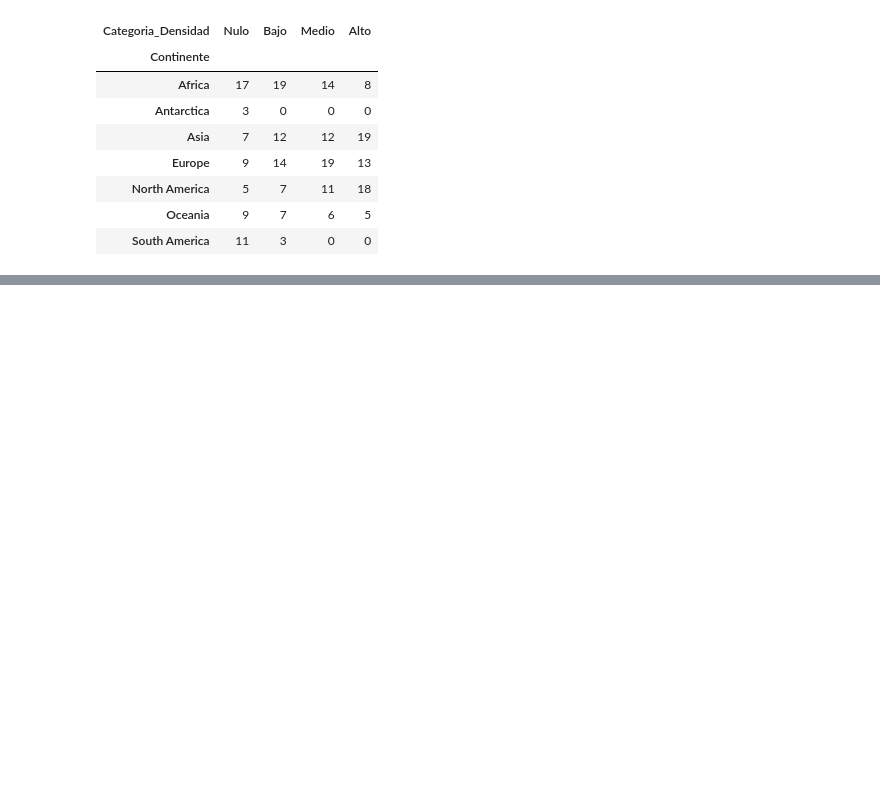
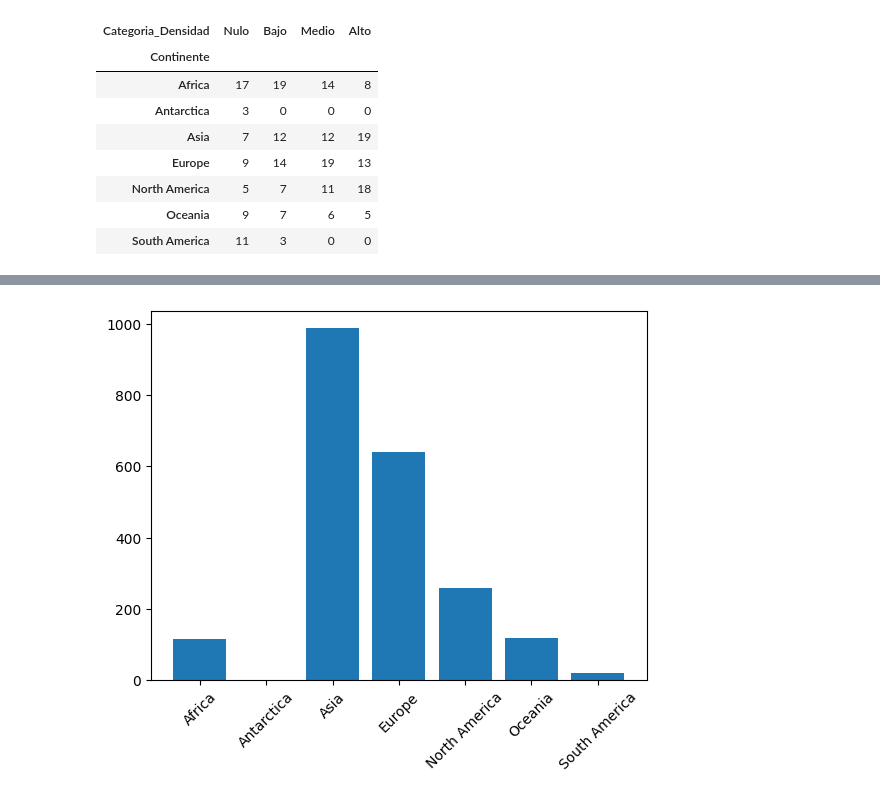
Before and after one commit to erickgnfi-dotcom/Analisis-Exploratorio-de-Datos-con-Pandas, a Jupyter notebook: ETL_restcountries_API.ipynb, the cells around one changed output, grey strips where cells are left out. Saved outputs shown, nothing was run; the diff lists cells and outputs as text; code cells hidden in the pictures; blank space fills up the shorter version.

```diff
--- a/ETL_restcountries_API.ipynb
+++ b/ETL_restcountries_API.ipynb
@@ -196,0 +180,7 @@ df_pais.pivot_table(index='Continente', columns='Categoria_Densidad', values='Pa
+# %%
+plt.bar(df_continente['Continente'], df_continente['Densidad_Poblacional'])
+plt.xticks(rotation=45)
+
+plt.show()
+# %% [output]
+[figure, added]
```
Also changed, not shown: parts of 3 cells of this notebook.
